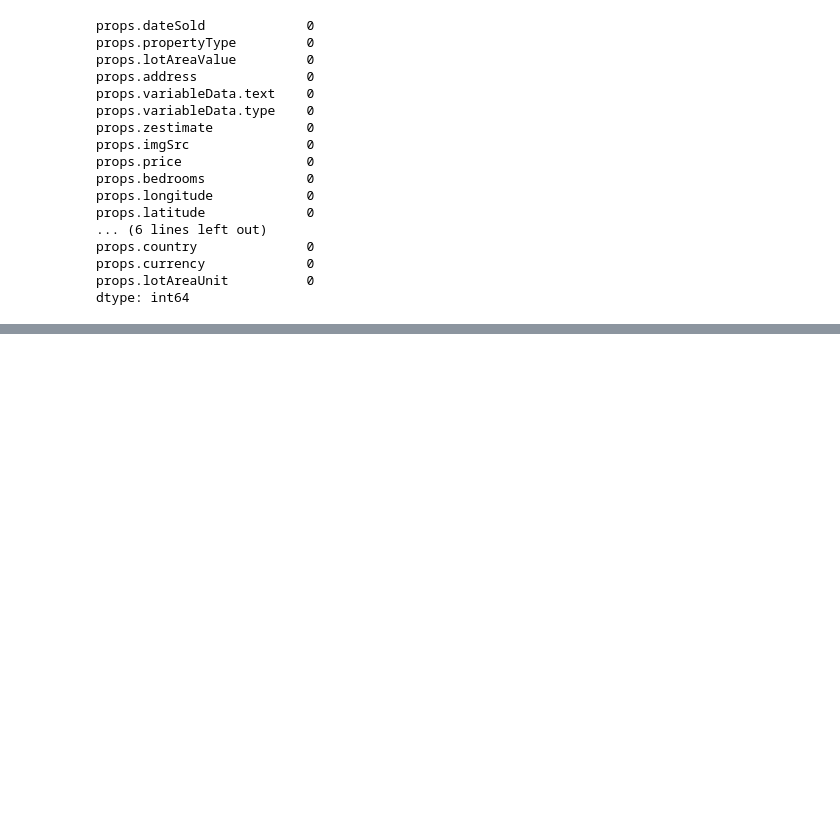
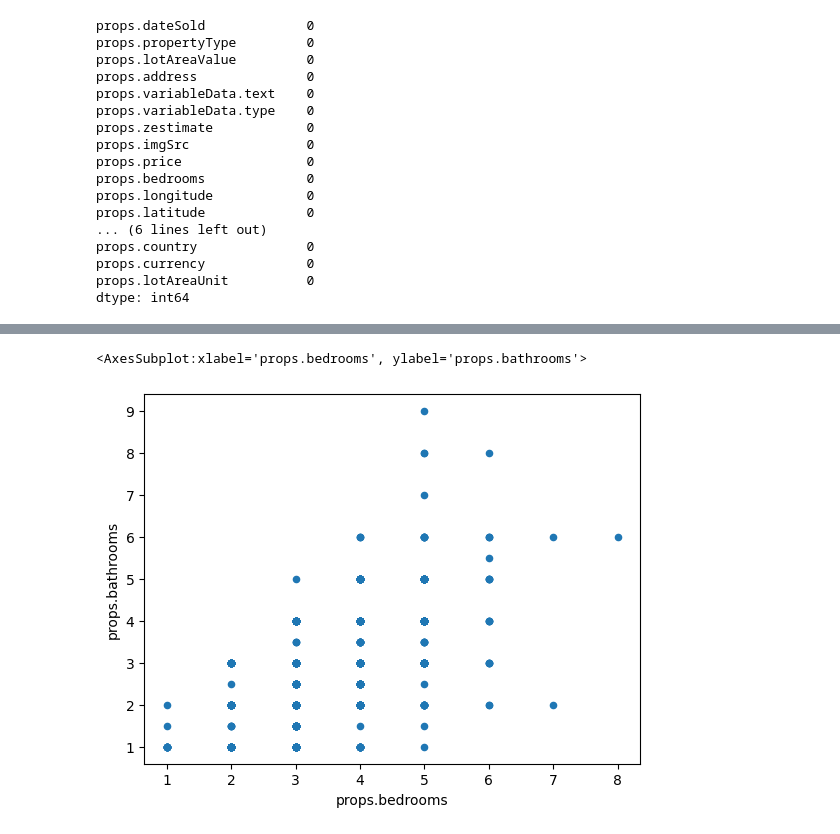
Before and after one commit to BlazeMedina/Final_Project, a Jupyter notebook: ETL_for_zillow_durham_co_Database_Creation.ipynb, the cells around one changed output, grey strips where cells are left out. Saved outputs shown, nothing was run; the diff lists cells and outputs as text; code cells hidden in the pictures; blank space fills up the shorter version.

```diff
--- a/ETL_for_zillow_durham_co_Database_Creation.ipynb
+++ b/ETL_for_zillow_durham_co_Database_Creation.ipynb
@@ -225,0 +208,6 @@ zillow_durham_co_df_clean
+# %%
+# Show the coorelation between bathrooms to bedrooms
+zillow_durham_co_df_clean.plot.scatter(x='props.bedrooms', y='props.bathrooms')
+# %% [output]
+<AxesSubplot:xlabel='props.bedrooms', ylabel='props.bathrooms'>
+[figure, added]
```
Also changed, not shown: parts of 10 cells of this notebook.
